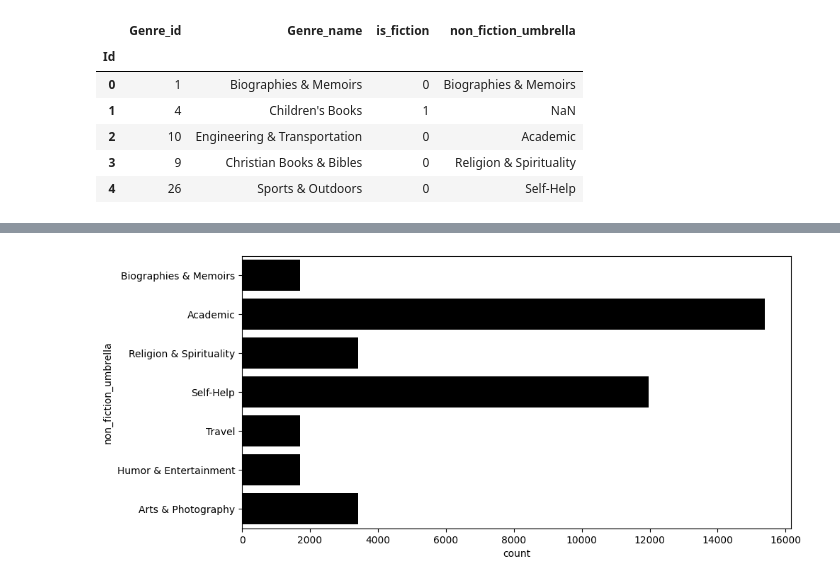
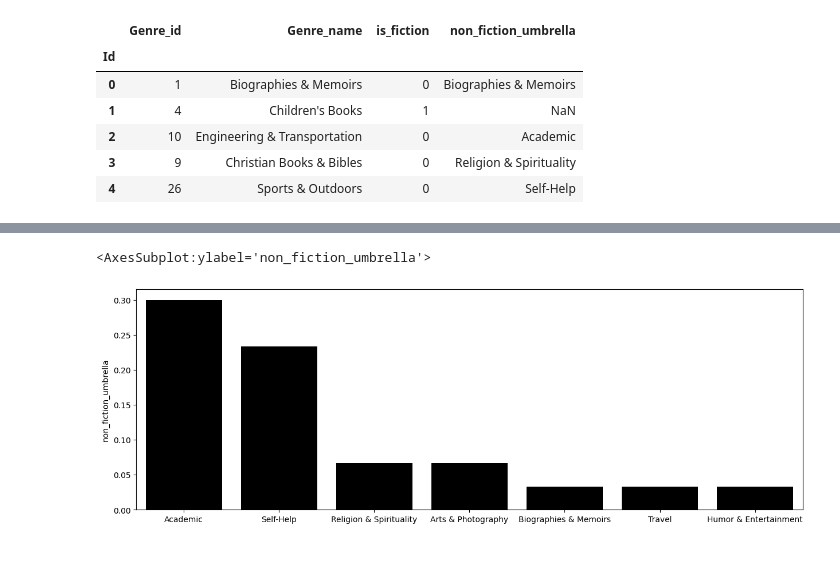
Before and after one commit to NahiaPeschard/wagon_book_cover, a Jupyter notebook: notebooks/nahia_exploration.ipynb, the cells around one changed output, grey strips where cells are left out. Drawn from its saved outputs; the diff is of its cells as text; code cells hidden in the pictures; blank space fills up the shorter version.

```diff
--- a/notebooks/nahia_exploration.ipynb
+++ b/notebooks/nahia_exploration.ipynb
@@ -202,5 +199,8 @@ sns.countplot(x="Genre_id", data=y_train_with_umbrella, color='black');
+# %%
+non_fiction_balance = pd.DataFrame(y_train_with_umbrella.non_fiction_umbrella.value_counts() / len(y_train_with_umbrella))
 # %%
-plt.figure(figsize=(10, 5))
-sns.countplot(y="non_fiction_umbrella", data=y_train_with_umbrella, color='black');
+plt.figure(figsize=(15, 5))
+sns.barplot(x = non_fiction_balance.index, y= non_fiction_balance.non_fiction_umbrella, color='black')
 # %% [output]
+<AxesSubplot:ylabel='non_fiction_umbrella'>
-[figure, old version]
+[figure, new version]
```
Also changed, not shown: parts of 17 cells of this notebook.
